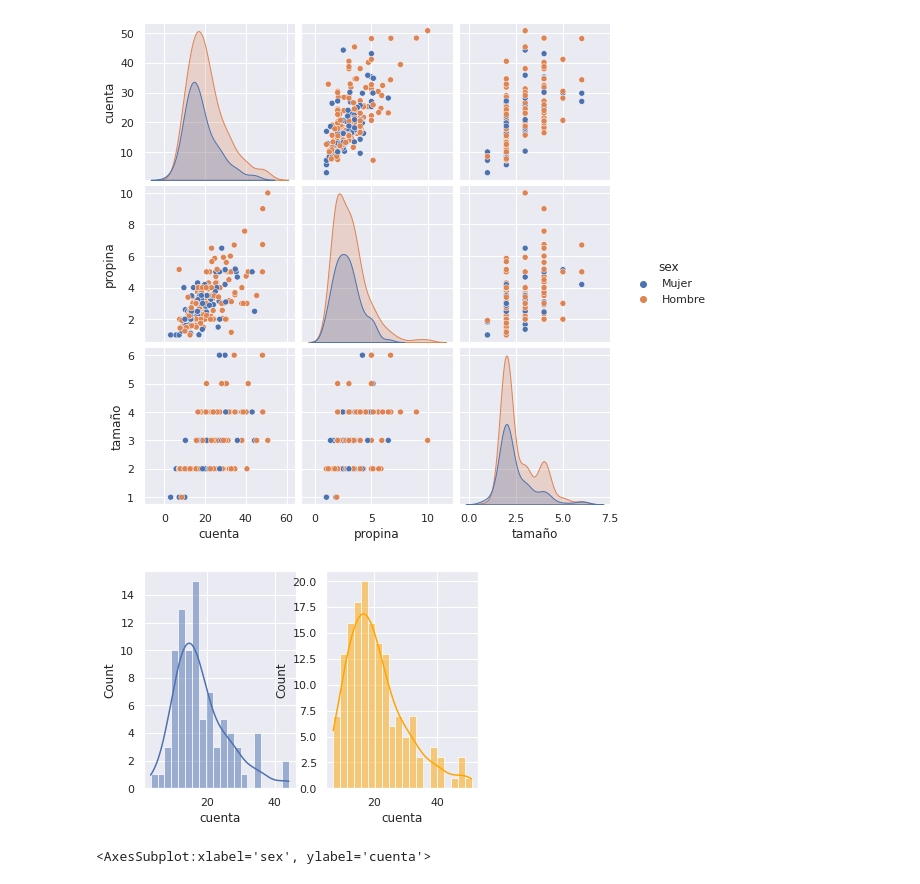
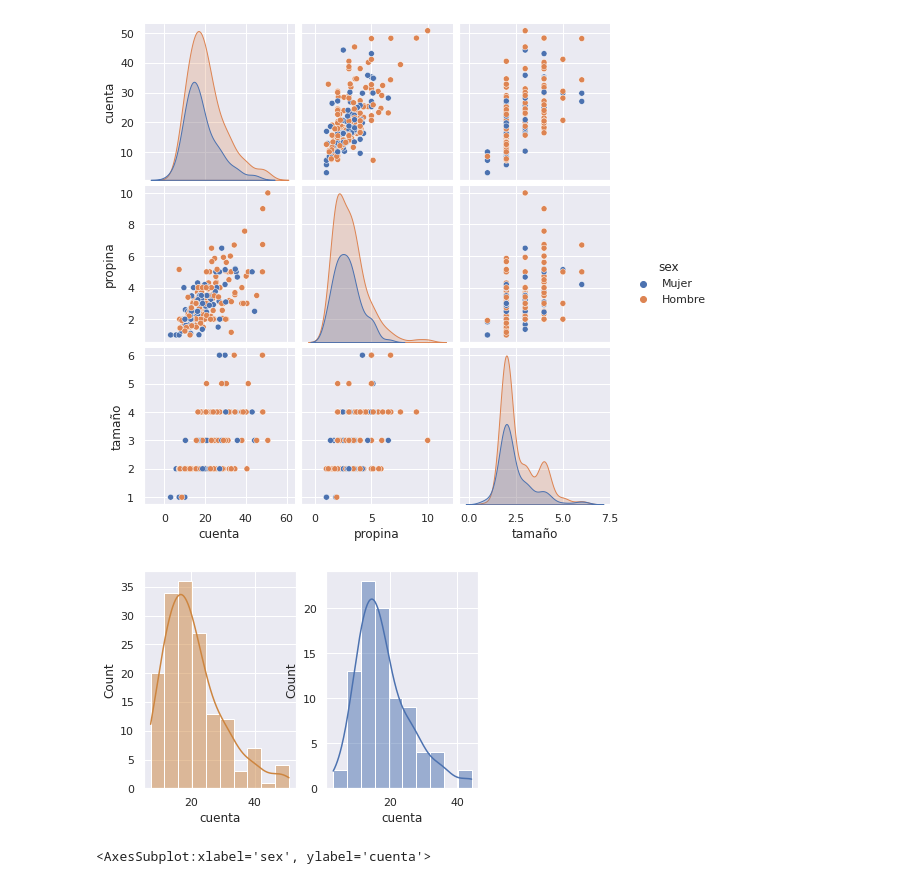
Before and after one commit to dgtrabada/python, a Jupyter notebook: 10_Seaborn/Seaborn.ipynb, the cells around one changed output. Cells and saved outputs as stored; diff of their text form; code cells hidden in the pictures.

```diff
--- a/10_Seaborn/Seaborn.ipynb
+++ b/10_Seaborn/Seaborn.ipynb
@@ -55,11 +55,11 @@ sns.pairplot(tips,hue='sex')
 # %%
 import matplotlib.pyplot as plt
 fig, (ax1,ax2) = plt.subplots(1,2)
-sns.histplot(tips[tips['sex']=='Mujer']['cuenta'], kde = True, bins=20, ax=ax1)
-sns.histplot(tips[tips['sex']=='Hombre']['cuenta'], kde = True, color='orange', bins=20, ax=ax2)
+sns.histplot(tips[tips['sex']=='Hombre']['cuenta'], kde = True,color='peru', bins=10, ax=ax1)
+sns.histplot(tips[tips['sex']=='Mujer']['cuenta'], kde = True, bins=10, ax=ax2)
 plt.show()
 # %% [output]
-[figure, old version]
+[figure, new version]
 # %%
 sns.barplot(x = 'sex', y = 'cuenta', data = tips, estimator = np.mean)
 # %% [output]
```
Also changed, not shown: parts of 14 cells of this notebook, 1 other file.
